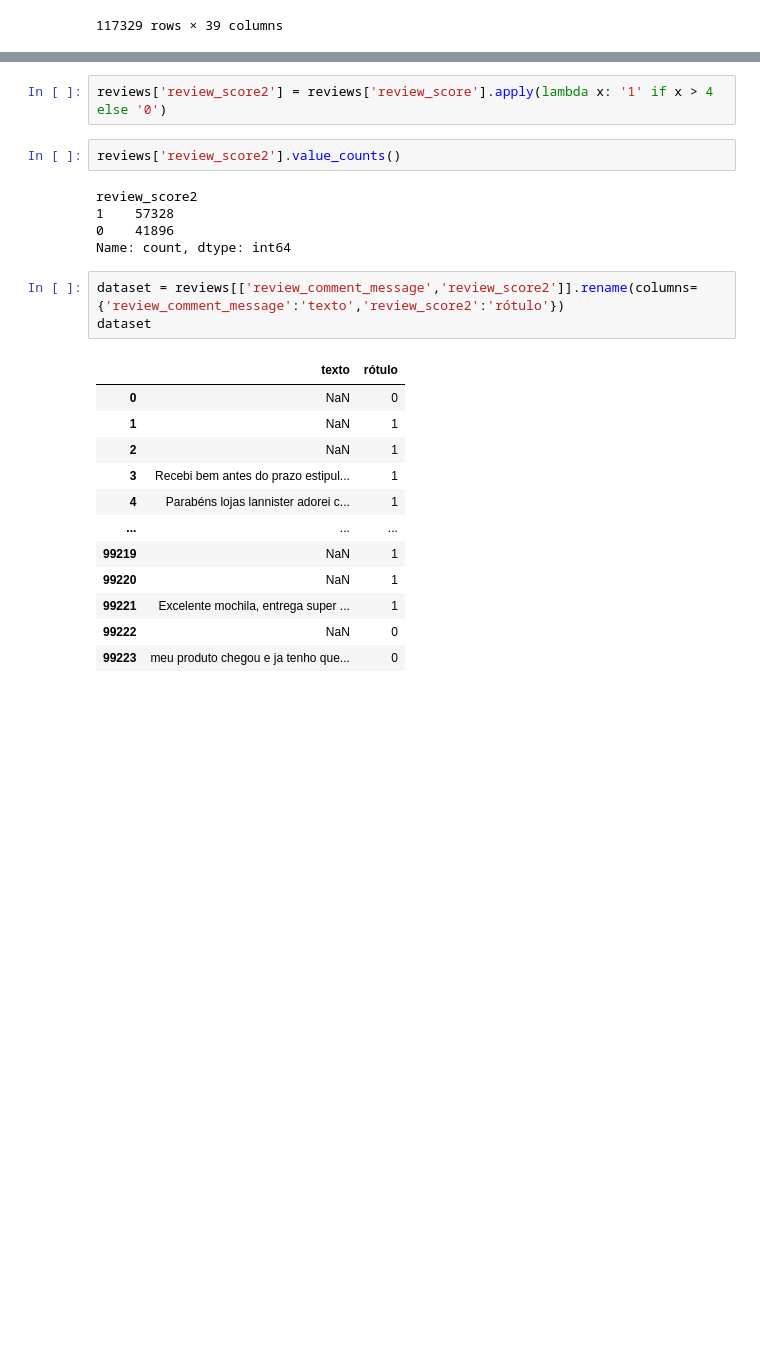
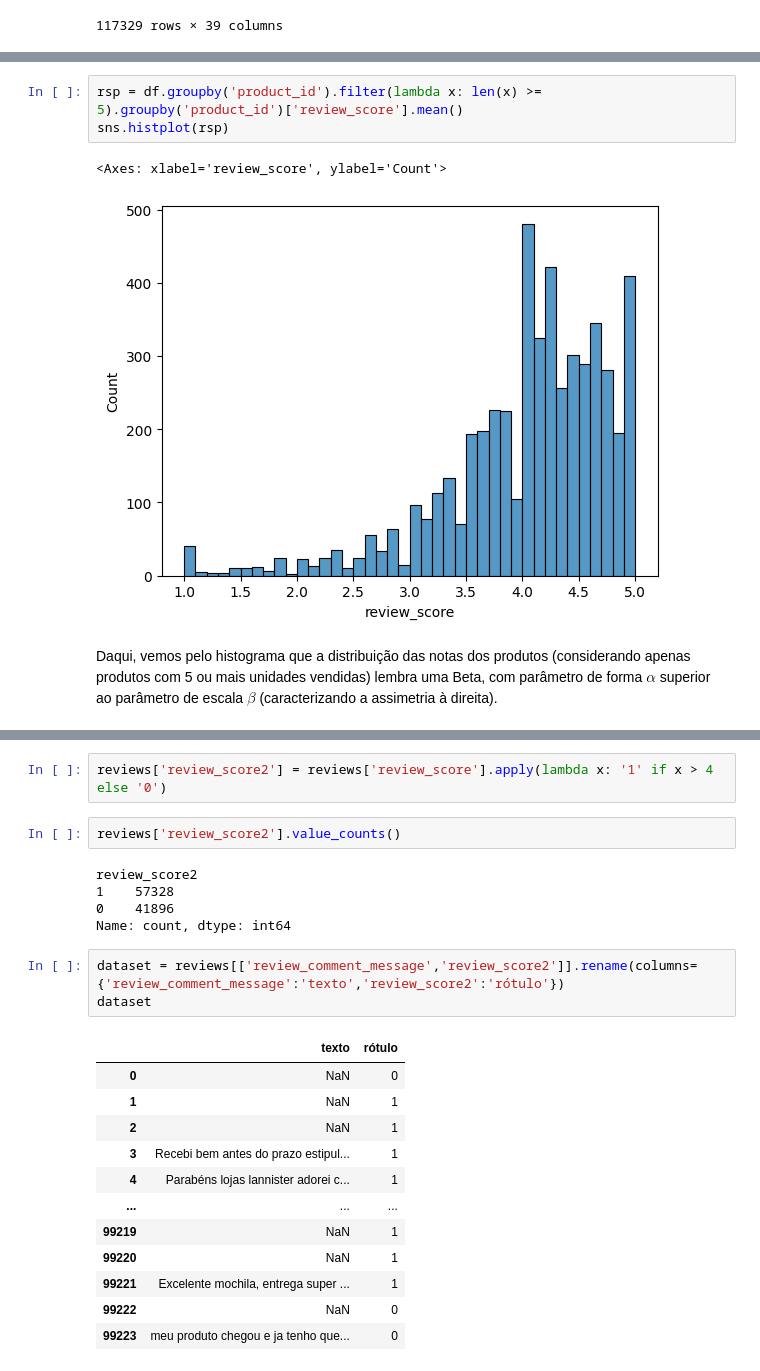
Before and after one commit to penasta/CE2---Python, a Jupyter notebook: trabalho/tRAB_bRUNO.ipynb, the cells around one changed output, grey strips where cells are left out. Saved outputs shown, nothing was run; the diff lists cells and outputs as text; blank space fills up the shorter version.

```diff
--- a/trabalho/tRAB_bRUNO.ipynb
+++ b/trabalho/tRAB_bRUNO.ipynb
@@ -54,0 +109,8 @@ df
+# %%
+rsp = df.groupby('product_id').filter(lambda x: len(x) >= 5).groupby('product_id')['review_score'].mean()
+sns.histplot(rsp)
+# %% [output]
+<Axes: xlabel='review_score', ylabel='Count'>
+[figure, added]
+# %% [markdown]
+Daqui, vemos pelo histograma que a distribuição das notas dos produtos (considerando apenas produtos com 5 ou mais unidades vendidas) lembra uma Beta, com parâmetro de forma $\alpha$ superior ao parâmetro de escala $\beta$ (caracterizando a assimetria à direita).
```
Also changed, not shown: parts of 33 cells of this notebook.
